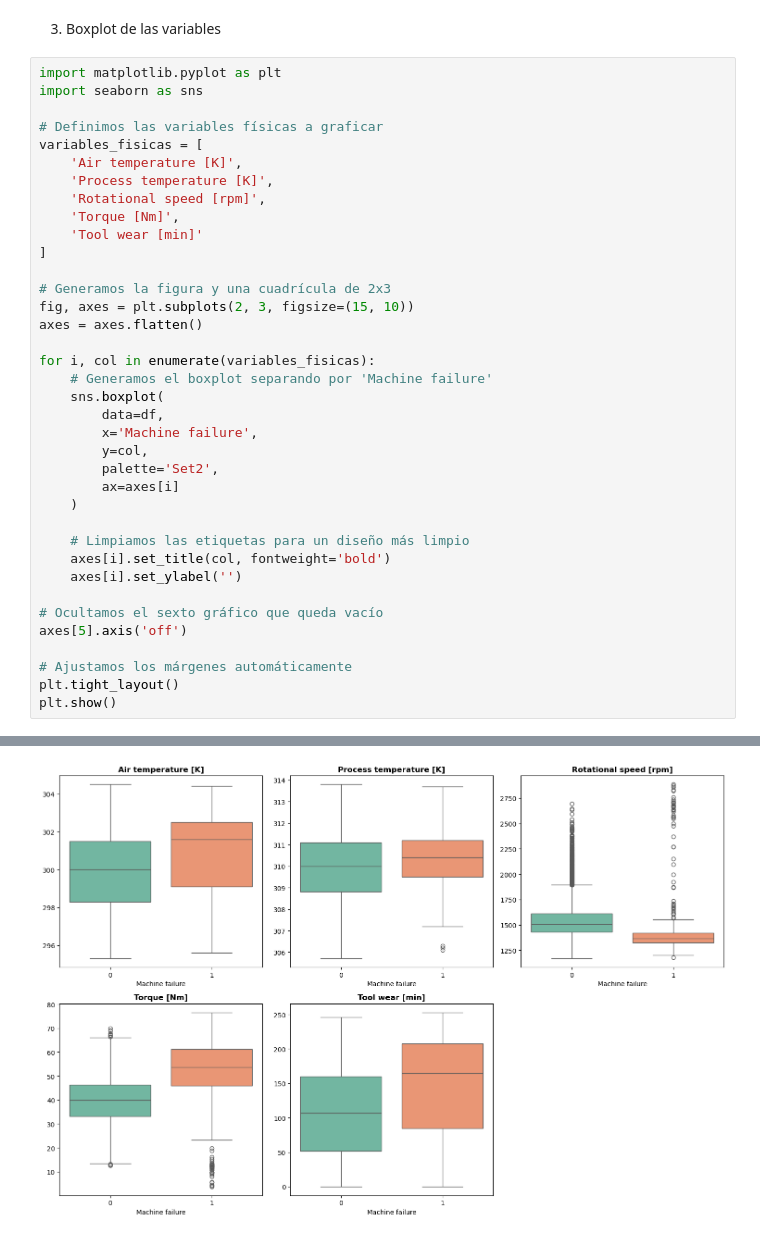
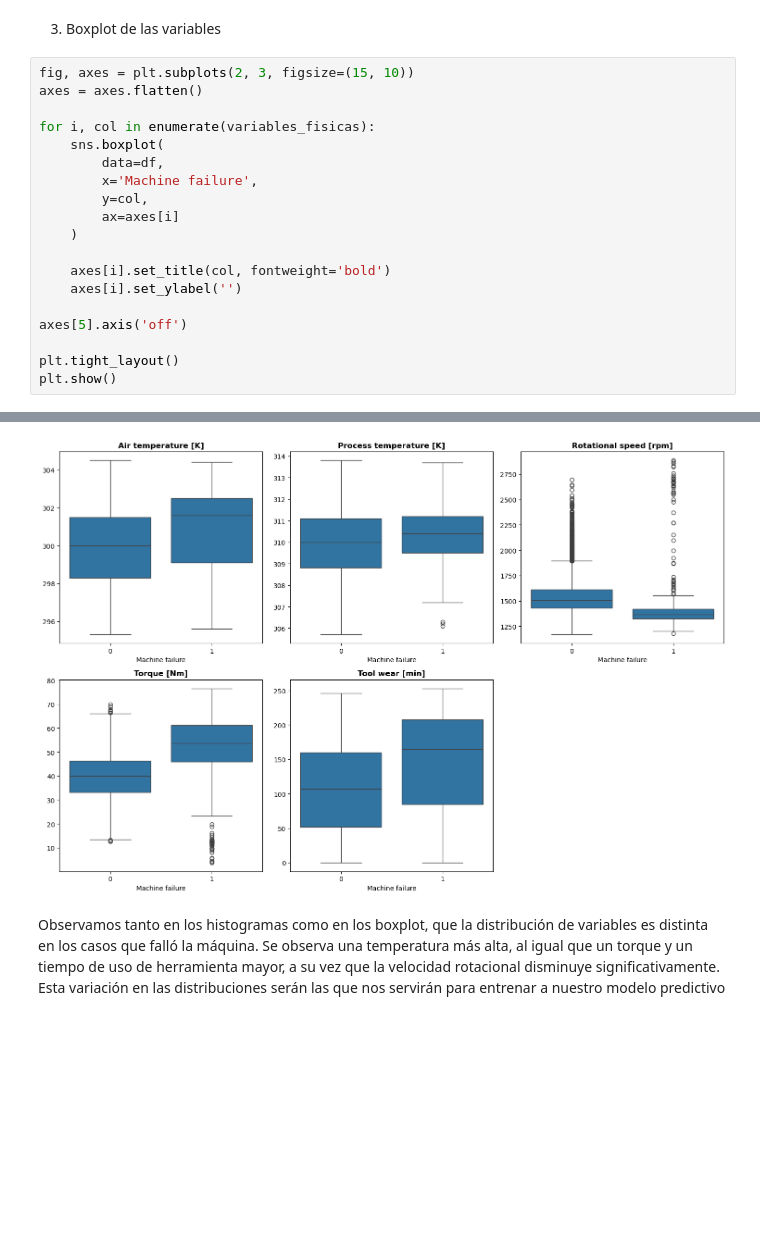
Before and after one commit to rubiosanti3-arch/Proyecto-Final-YPF-DS---Grupo-8, a Jupyter notebook: data_pipeline.ipynb, the cells around one changed output, grey strips where cells are left out. Saved outputs shown, nothing was run; the diff lists cells and outputs as text; blank space fills up the shorter version.

```diff
--- a/data_pipeline.ipynb
+++ b/data_pipeline.ipynb
@@ -338,40 +332,22 @@ plt.show()
 # %% [markdown]
 3. Boxplot de las variables
 # %%
-import matplotlib.pyplot as plt
-import seaborn as sns
-
-# Definimos las variables físicas a graficar
-variables_fisicas = [
-    'Air temperature [K]',
-    'Process temperature [K]',
-    'Rotational speed [rpm]',
-    'Torque [Nm]',
-    'Tool wear [min]'
-]
-
-# Generamos la figura y una cuadrícula de 2x3
 fig, axes = plt.subplots(2, 3, figsize=(15, 10))
 axes = axes.flatten()
 
 for i, col in enumerate(variables_fisicas):
-    # Generamos el boxplot separando por 'Machine failure'
     sns.boxplot(
         data=df,
         x='Machine failure',
         y=col,
-        palette='Set2',
         ax=axes[i]
     )
 
-    # Limpiamos las etiquetas para un diseño más limpio
     axes[i].set_title(col, fontweight='bold')
     axes[i].set_ylabel('')
 
-# Ocultamos el sexto gráfico que queda vacío
 axes[5].axis('off')
 
-# Ajustamos los márgenes automáticamente
 plt.tight_layout()
 plt.show()
 # %% [output]
@@ -397 +354,3 @@ Passing `palette` without assigning `hue` is deprecated and will be removed in v
-[figure, old version]
+[figure, new version]
+# %% [markdown]
+Observamos tanto en los histogramas como en los boxplot, que la distribución de variables es distinta en los casos que falló la máquina. Se observa una temperatura más alta, al igual que un torque y un tiempo de uso de herramienta mayor, a su vez que la velocidad rotacional disminuye significativamente. Esta variación en las distribuciones serán las que nos servirán para entrenar a nuestro modelo predictivo
```
Also changed, not shown: parts of 4 cells of this notebook.
